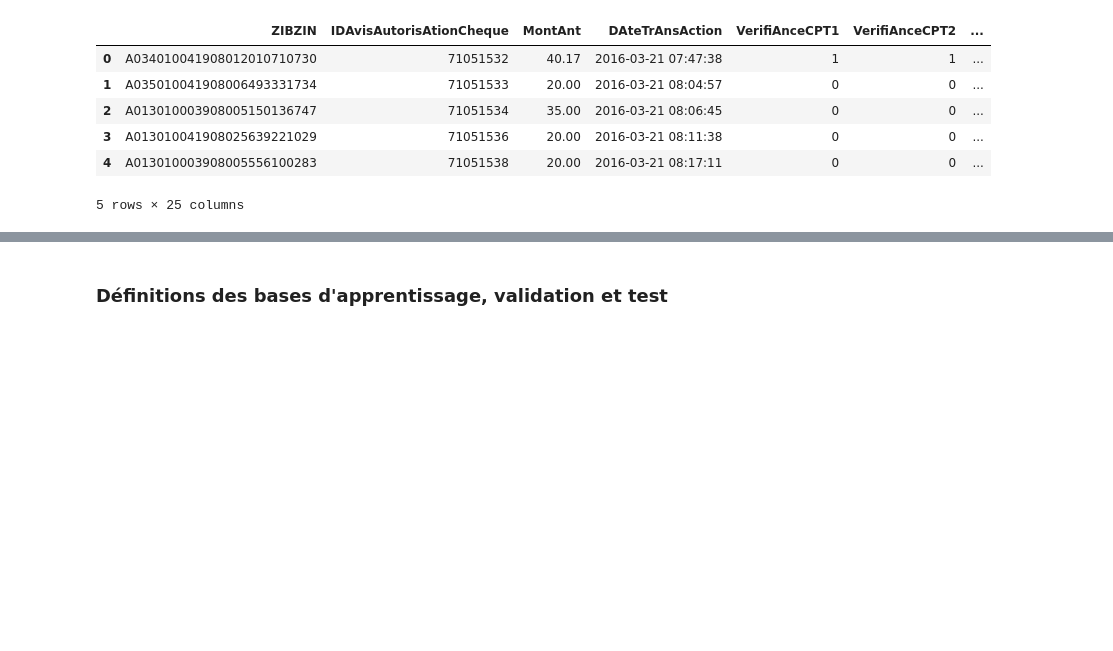
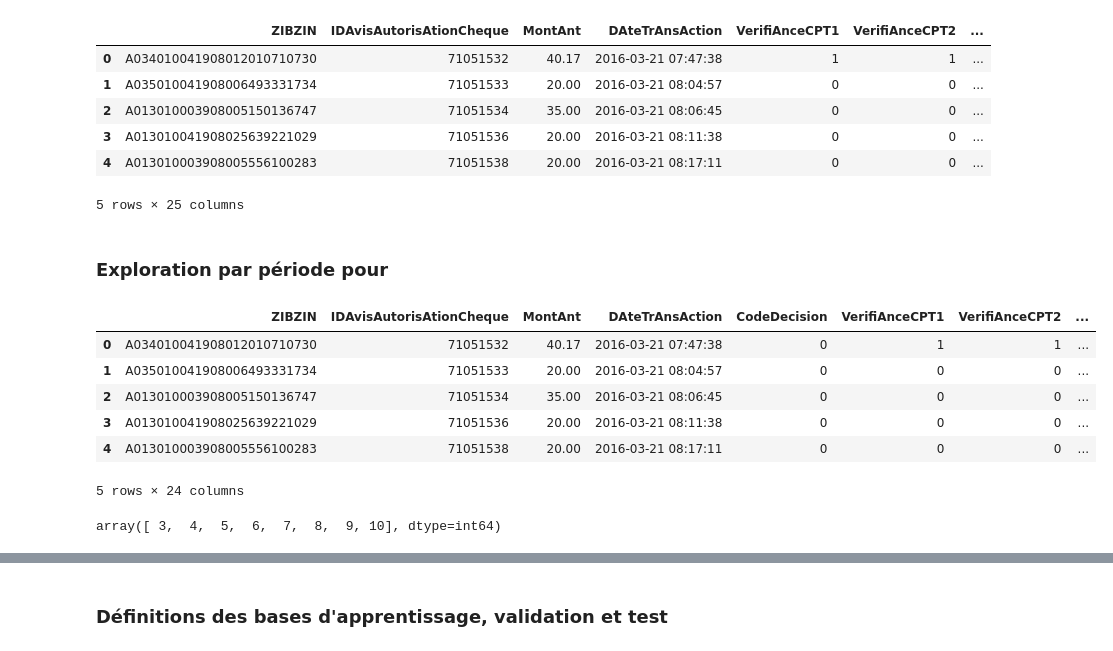
Before and after one commit to fabthered/BDM_fraude_bancaire, a Jupyter notebook: analyse_prelim.ipynb, the cells around one changed output, grey strips where cells are left out. Cells and saved outputs as stored; diff of their text form; code cells hidden in the pictures; blank space fills up the shorter version.

```diff
--- a/analyse_prelim.ipynb
+++ b/analyse_prelim.ipynb
@@ -394,0 +410,2 @@ df_bin.head()
+# %% [markdown]
+### Exploration par période pour
@@ -394,0 +414,14 @@ df_bin.head()
+# %%
+df2.head()
+# %% [output]
+|  | ZIBZIN | IDAvisAutorisAtionCheque | MontAnt | DAteTrAnsAction | CodeDecision | VerifiAnceCPT1 | VerifiAnceCPT2 | ... |
+| 0 | A034010041908012010710730 | 71051532 | 40.17 | 2016-03-21 07:47:38 | 0 | 1 | 1 | ... |
+| 1 | A035010041908006493331734 | 71051533 | 20.00 | 2016-03-21 08:04:57 | 0 | 0 | 0 | ... |
+| 2 | A013010003908005150136747 | 71051534 | 35.00 | 2016-03-21 08:06:45 | 0 | 0 | 0 | ... |
+| 3 | A013010041908025639221029 | 71051536 | 20.00 | 2016-03-21 08:11:38 | 0 | 0 | 0 | ... |
+| 4 | A013010003908005556100283 | 71051538 | 20.00 | 2016-03-21 08:17:11 | 0 | 0 | 0 | ... |
+5 rows × 24 columns
+# %%
+df2.month.unique()
+# %% [output]
+array([ 3,  4,  5,  6,  7,  8,  9, 10], dtype=int64)
```
Also changed, not shown: parts of 49 cells of this notebook.
